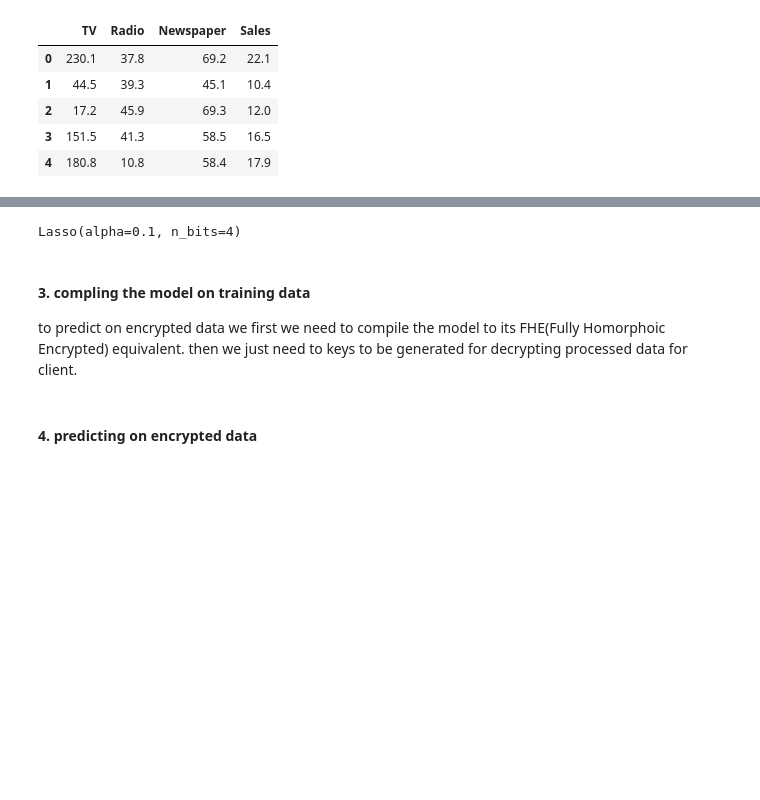
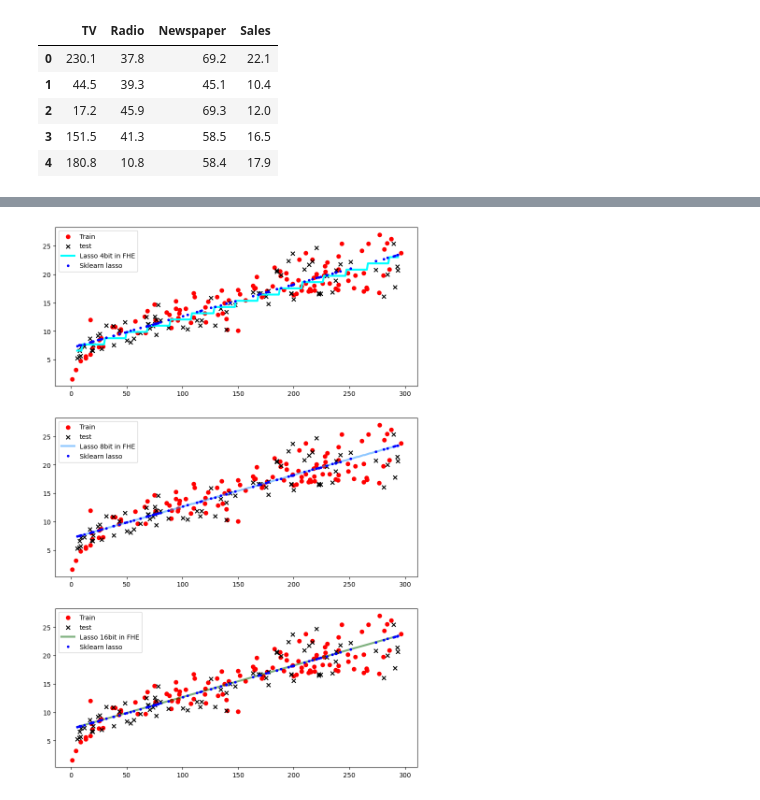
Before and after one commit to Quadratic-Labs/fhe-tutorials, a Jupyter notebook: concrete-ml/Lasso-Ridge-ElasticNet.ipynb, the cells around one changed output, grey strips where cells are left out. Cells and saved outputs as stored; diff of their text form; code cells hidden in the pictures; blank space fills up the shorter version.

Commit message:
applying adverstising dataset plus visualization

```diff
--- a/concrete-ml/Lasso-Ridge-ElasticNet.ipynb
+++ b/concrete-ml/Lasso-Ridge-ElasticNet.ipynb
@@ -72,8 +54,0 @@ here we only have one additional hyper-parameter than sklearn, which is *n_bits*
-# %%
-lasso = ConcreteLasso(n_bits=4, alpha=0.1)
-lasso.fit(X_train, y_train)
-# %% [output]
-Lasso(alpha=0.1, n_bits=4)
-# %% [markdown]
-#### 3. compling the model on training data
-to predict on encrypted data we first we need to compile the model to its FHE(Fully Homorphoic Encrypted) equivalent. then we just need to keys to be generated for decrypting processed data for client.
@@ -86,6 +54,0 @@ lasso_fhe.client.keygen(force=False) # this will create secret key and evaluatio
-# %% [markdown]
-#### 4. predicting on encrypted data
-# %%
-# "excute_in_fhe" will encrypt data and then uses the model to predict on encrypted data.
-y_pred = lasso.predict(X_test, execute_in_fhe=True)
-print(y_pred[:10])
@@ -91,0 +84,30 @@ print(y_pred[:10])
+# %%
+fhe_lasso_4bit = fhe_model_trainer(ConcreteLasso(n_bits=4, alpha=1))
+fhe_lasso_8bit = fhe_model_trainer(ConcreteLasso(n_bits=8, alpha=1))
+fhe_lasso_16bit = fhe_model_trainer(ConcreteLasso(n_bits=16, alpha=1))
+skl_lasso = skl_model_trainer(Lasso(alpha=1))
+
+fig, ax = plt.subplots(3, 1)
+fig.set_size_inches(10,15)
+
+plot_dataset(ax[0],X_train, y_train, X_test, y_test)
+plot_fhe(ax[0],X_test, fhe_lasso_4bit, c="aqua", label="Lasso 4bit in FHE", linewidth=3)
+ax[0].legend()
+
+plot_dataset(ax[1],X_train, y_train, X_test, y_test)
+plot_fhe(ax[1], X_test, fhe_lasso_8bit, c="dodgerblue", label="Lasso 8bit in FHE", linewidth=3, alpha=0.5)
+ax[1].legend()
+
+plot_dataset(ax[2],X_train, y_train, X_test, y_test)
+
+plot_fhe(ax[2] ,X_test, fhe_lasso_16bit, c="darkgreen", label="Lasso 16bit in FHE", linewidth=3, alpha=0.5)
+ax[2].legend()
+
+for i in range(3):
+    plot_skl(ax[i], X_test, skl_lasso, label="Sklearn lasso",c='blue', marker='o', markersize=3, linestyle="None", linewidth=0.7)
+    ax[i].legend()
+
+plt.xlabel("TV ads")
+plt.show()
+# %% [output]
+[figure, added]
```
Also changed, not shown: parts of 24 cells of this notebook, 1 other file.
